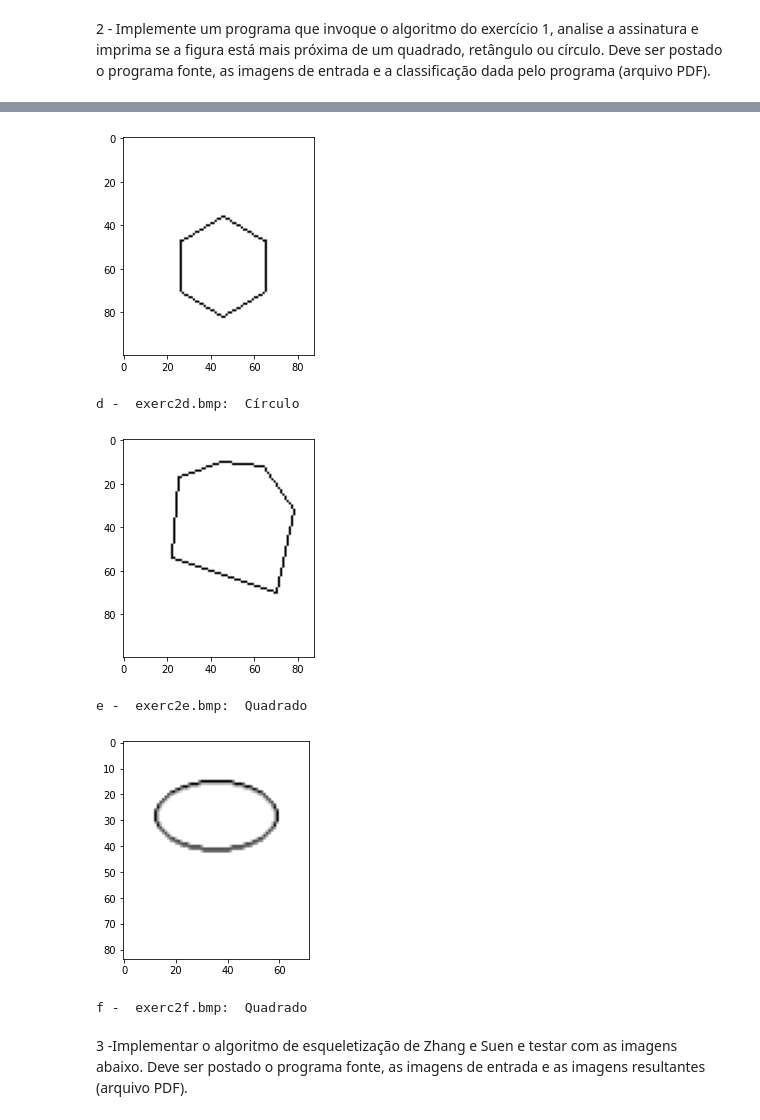
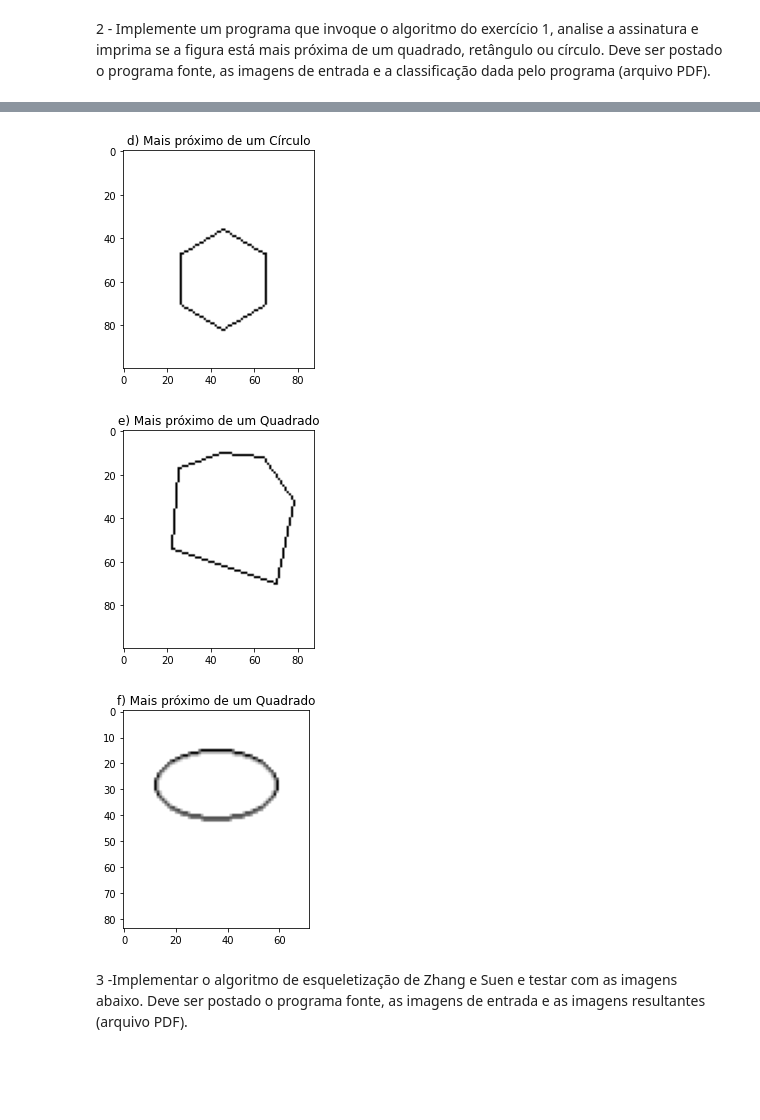
Before and after one commit to renatobanzai/sin5014_ex02, a Jupyter notebook: renatobanzai_aula08.ipynb, the cells around one changed output, grey strips where cells are left out. Saved outputs shown, nothing was run; the diff lists cells and outputs as text; code cells hidden in the pictures; blank space fills up the shorter version.

```diff
--- a/renatobanzai_aula08.ipynb
+++ b/renatobanzai_aula08.ipynb
@@ -164,36 +166,39 @@ c -  exerc2c.bmp:  Retângulo
 # %%
 imgd = cv2.imread("exerc2d.bmp", 0)
 centroid_xd, centroid_yd = get_image_centroid(imgd)
 signd = get_signature(imgd, centroid_xd, centroid_yd, 8)
 plt.imshow(imgd, cmap="gray")
+# get the object shape and show below the image
+# put on the title
+plt.title("d) Mais próximo de um " +
+          get_object_shape_by_signature(signd))
 plt.show()
-# get the object shape and show below the image
-print("d - ", "exerc2d.bmp: ", get_object_shape_by_signature(signd))
 # %% [output]
-[figure, old version]
+[figure, new version]
-d -  exerc2d.bmp:  Círculo
 # %%
 imge = cv2.imread("exerc2e.bmp", 0)
 centroid_xe, centroid_ye = get_image_centroid(imge)
 signe = get_signature(imge, centroid_xe, centroid_ye, 8)
 plt.imshow(imge, cmap="gray")
+# get the object shape and show below the image
+# put on the title
+plt.title("e) Mais próximo de um " +
+          get_object_shape_by_signature(signe))
 plt.show()
-# get the object shape and show below the image
-print("e - ", "exerc2e.bmp: ", get_object_shape_by_signature(signe))
 # %% [output]
-[figure, old version]
+[figure, new version]
-e -  exerc2e.bmp:  Quadrado
 # %%
 imgf = cv2.imread("exerc2f.bmp", 0)
 centroid_xf, centroid_yf = get_image_centroid(imgf)
 signf = get_signature(imgf, centroid_xf, centroid_yf, 8)
 plt.imshow(imgf, cmap="gray")
+# get the object shape and show below the image
+# put on the title
+plt.title("f) Mais próximo de um " +
+          get_object_shape_by_signature(signf))
 plt.show()
-# get the object shape and show below the image
-print("f - ", "exerc2f.bmp: ", get_object_shape_by_signature(signf))
 # %% [output]
-[figure, old version]
+[figure, new version]
-f -  exerc2f.bmp:  Quadrado
 # %% [markdown]
 3 -Implementar o algoritmo de esqueletização de Zhang e Suen e testar com as imagens
 abaixo. Deve ser postado o programa fonte, as imagens de entrada e as imagens
```
Also changed, not shown: parts of 4 cells of this notebook.
